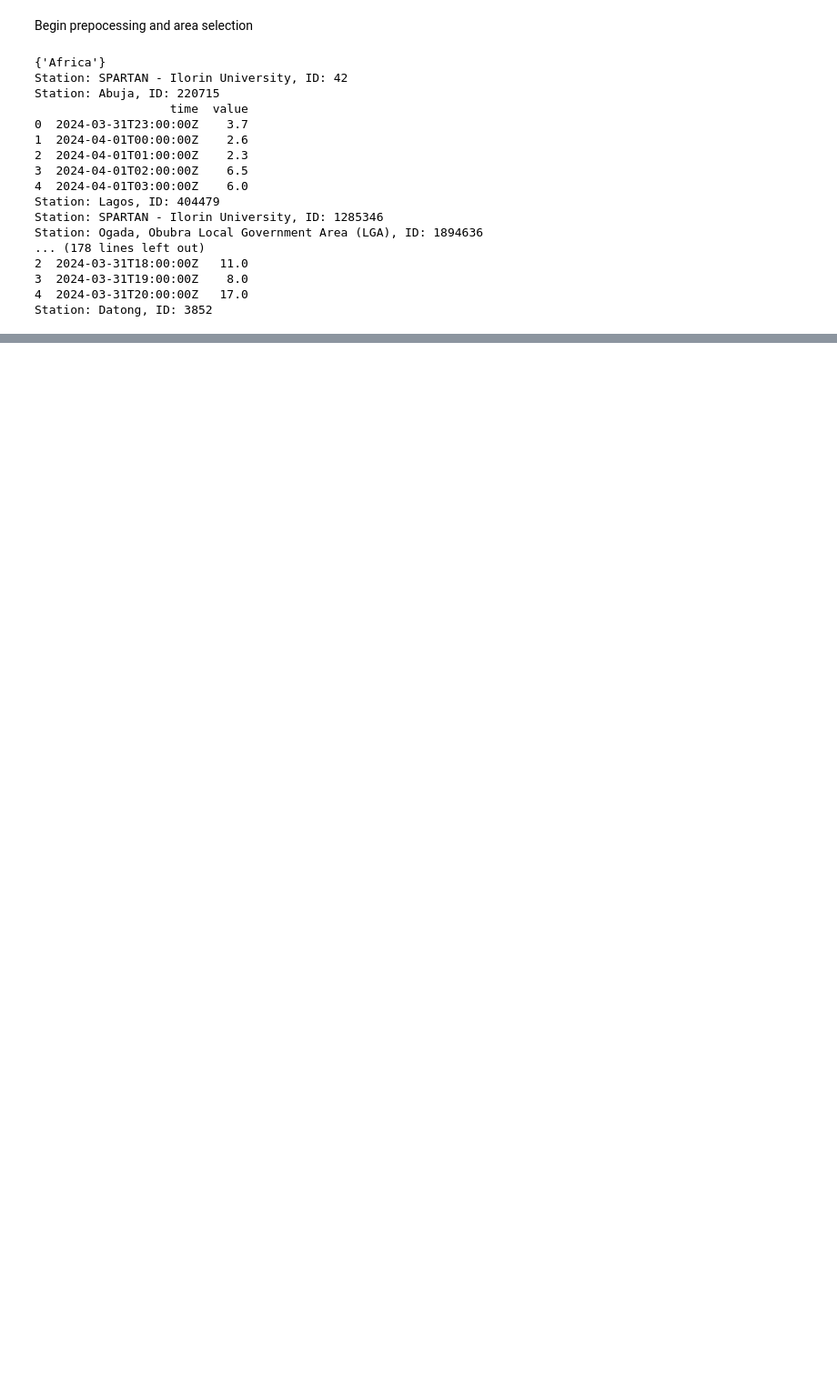
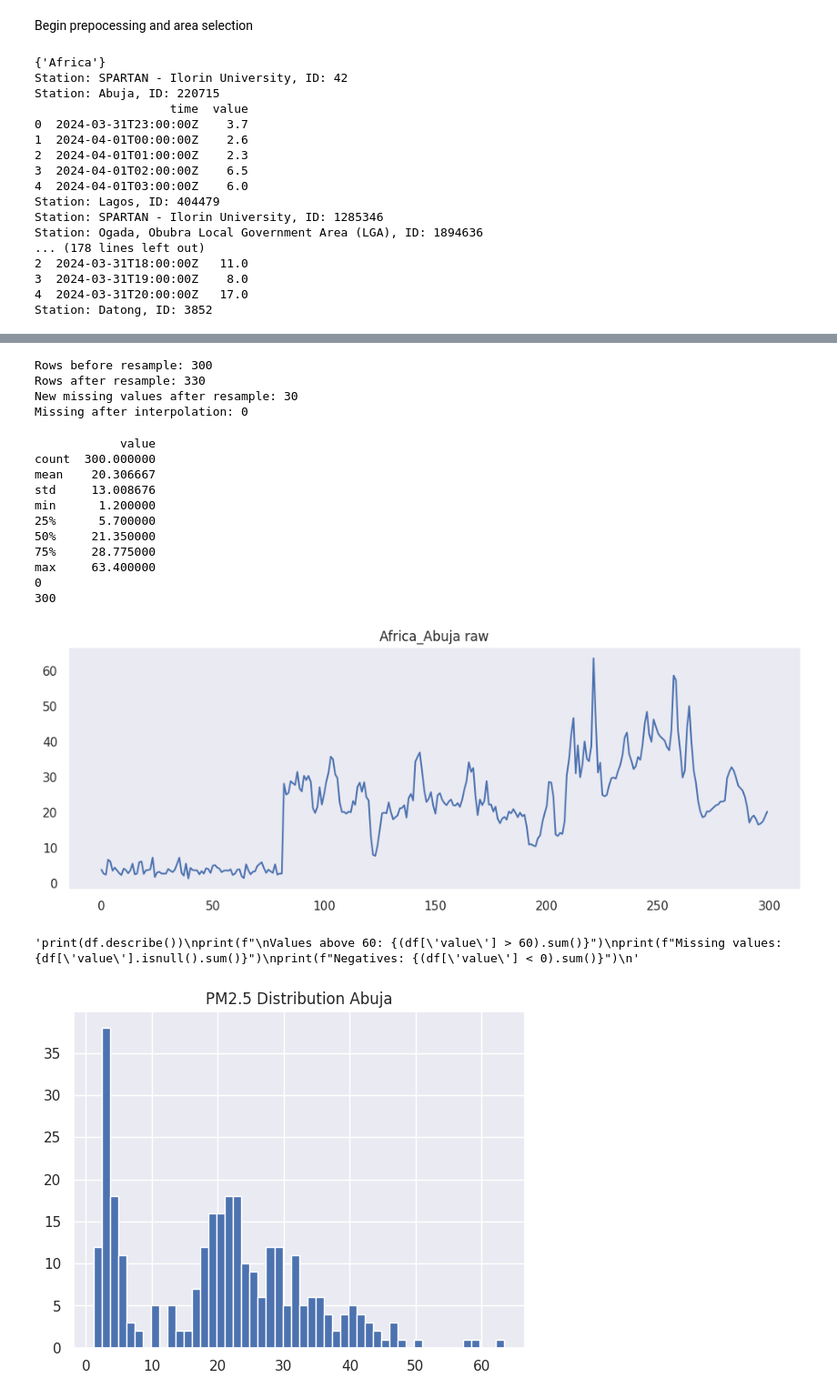
Before and after one commit to hsunh18/aq-ml-pipeline, a Jupyter notebook: REU.ipynb, the cells around one changed output, grey strips where cells are left out. Shown at 91% size. Drawn from its saved outputs; the diff is of its cells as text; code cells hidden in the pictures; blank space fills up the shorter version.

```diff
--- a/REU.ipynb
+++ b/REU.ipynb
@@ -525,0 +580,57 @@ East_Asia_屏東縣 - 屏東                             MAE: 0.59  RMSE: 0.85
+# %%
+df = df.set_index("time").sort_index()
+df_resampled = df.resample("1h").mean()
+print(f"Rows before resample: {len(df)}")
+print(f"Rows after resample: {len(df_resampled)}")
+print(f"New missing values after resample: {df_resampled['value'].isnull().sum()}")
+
+df_resampled["value"] = df_resampled["value"].interpolate(
+    method="time",
+    limit=3,
+    limit_direction="forward"
+)
+print(f"Missing after interpolation: {df_resampled['value'].isnull().sum()}")
+manual_cleaned = {} #save it into a dict
+manual_cleaned["Europe_London Bloomsbury - UKA00211"] = df_resampled
+# %% [output]
+Rows before resample: 300
+Rows after resample: 330
+New missing values after resample: 30
+Missing after interpolation: 0
+# %%
+key = "Africa_Abuja"
+df = city_dfs[key].copy()
+df["time"] = pd.to_datetime(df["time"], utc=True)
+df.sort_values("time").set_index("time")
+
+print(df.describe())
+print(df['value'].isnull().sum())
+print(len(df))
+
+df["value"].plot(figsize=(12,4), title=f"{key} raw")
+plt.show()
+df["value"].hist(bins=50)
+plt.title("PM2.5 Distribution Abuja")
+plt.show
+
+df.iloc[200:230] # finding spike
+'''print(df.describe())
+print(f"\nValues above 60: {(df['value'] > 60).sum()}")
+print(f"Missing values: {df['value'].isnull().sum()}")
+print(f"Negatives: {(df['value'] < 0).sum()}")
+'''
+# %% [output]
+            value
+count  300.000000
+mean    20.306667
+std     13.008676
+min      1.200000
+25%      5.700000
+50%     21.350000
+75%     28.775000
+max     63.400000
+0
+300
+[figure, added]
+'print(df.describe())\nprint(f"\nValues above 60: {(df[\'value\'] > 60).sum()}")\nprint(f"Missing values: {df[\'value\'].isnull().sum()}")\nprint(f"Negatives: {(df[\'value\'] < 0).sum()}")\n'
+[figure, added]
```
Also changed, not shown: parts of 8 cells of this notebook.
